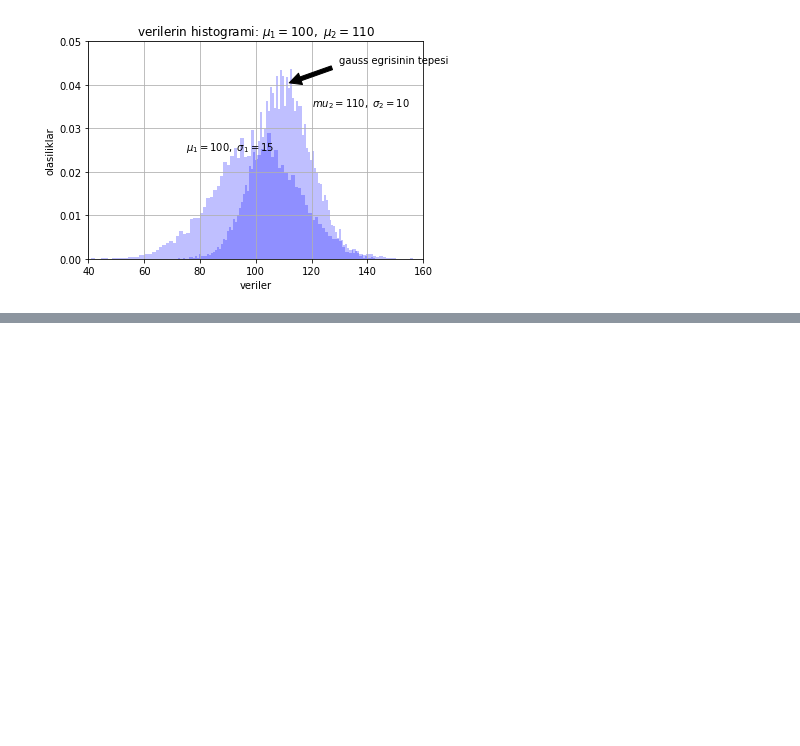
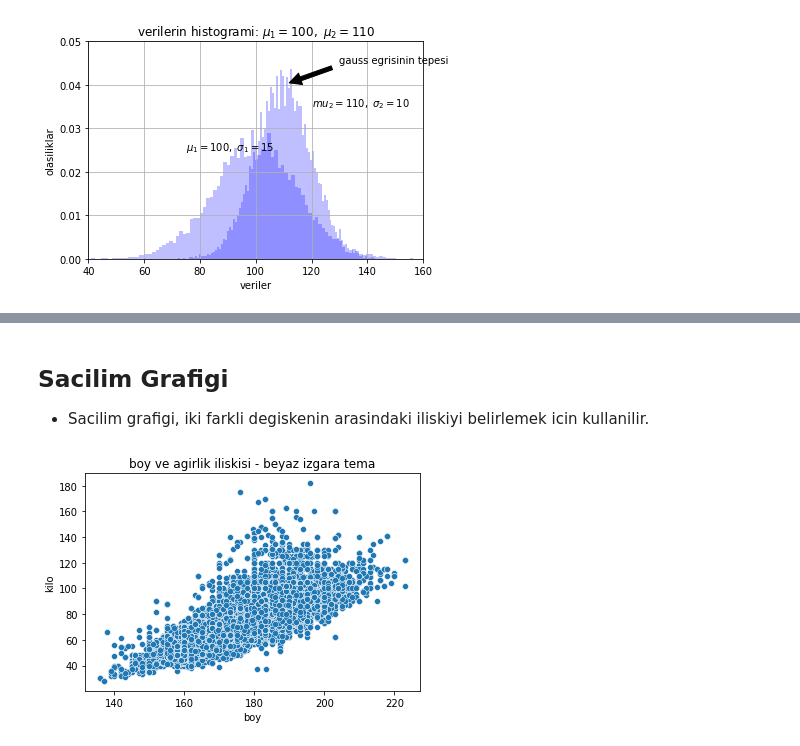
Before and after one commit to mertdot/athlete-events-1896-2016-data-discovery-with-seaborn, a Jupyter notebook: python-ile-veri-gorsellestirme-5-2-120-yillik-olimpiyat-tarihi-veri-seti.ipynb, the cells around one changed output, grey strips where cells are left out. Drawn from its saved outputs; the diff is of its cells as text; code cells hidden in the pictures; blank space fills up the shorter version.

```diff
--- a/python-ile-veri-gorsellestirme-5-2-120-yillik-olimpiyat-tarihi-veri-seti.ipynb
+++ b/python-ile-veri-gorsellestirme-5-2-120-yillik-olimpiyat-tarihi-veri-seti.ipynb
@@ -115,0 +153,3 @@ plt.show()
+# %%
+veri = pd.read_csv("/content/drive/MyDrive/Colab Notebooks/athlete-events-filtered-turkish.csv")
+veri.head()
@@ -115,0 +163,13 @@ plt.show()
+# %% [markdown]
+## Sacilim Grafigi
+
+* Sacilim grafigi, iki farkli degiskenin arasindaki iliskiyi belirlemek icin kullanilir.
+# %%
+def sacilimGrafikCiz():
+  sns.scatterplot(x='boy', y='kilo', data=veri)
+  plt.title('boy ve agirlik iliskisi - beyaz izgara tema')
+  plt.show()
+
+sacilimGrafikCiz()
+# %% [output]
+[figure, added]
```
Also changed, not shown: parts of 12 cells of this notebook.
